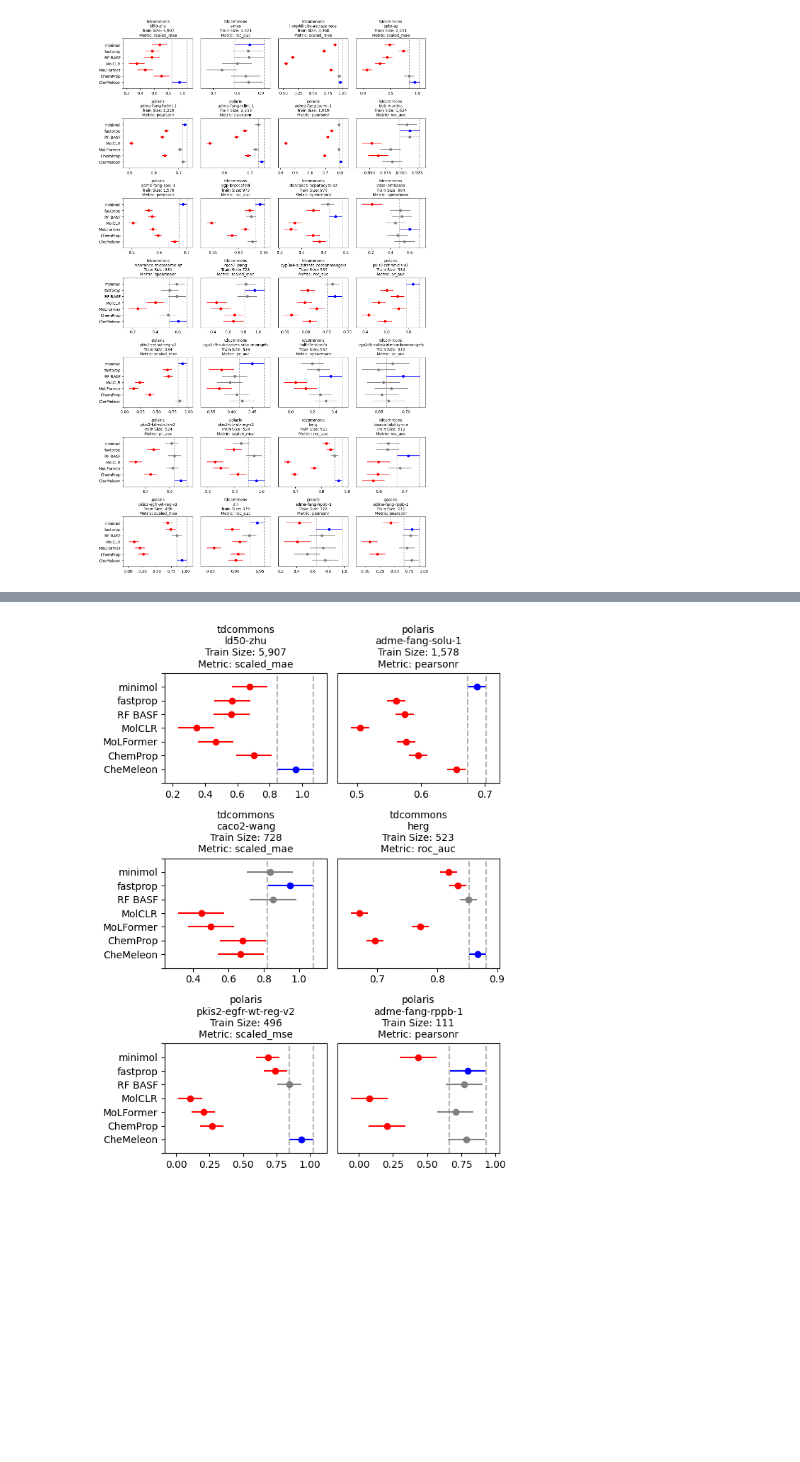
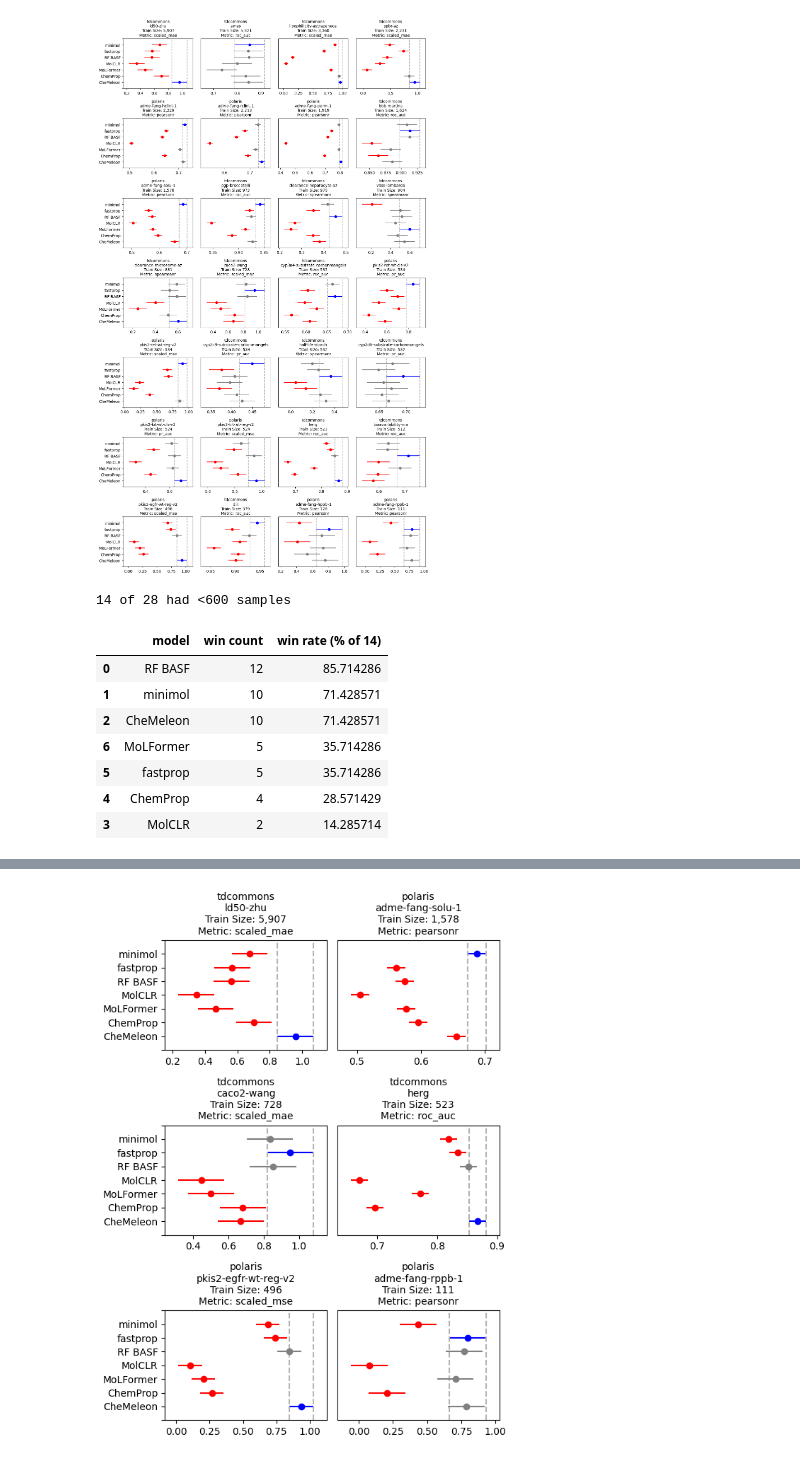
Before and after one commit to JacksonBurns/chemeleon, a Jupyter notebook: analysis/hsd_subset.ipynb, the cells around one changed output, grey strips where cells are left out. Drawn from its saved outputs; the diff is of its cells as text; code cells hidden in the pictures; blank space fills up the shorter version.

Commit message:
report winrate for small and large datasets

```diff
--- a/analysis/hsd_subset.ipynb
+++ b/analysis/hsd_subset.ipynb
@@ -60,6 +60,10 @@ from scipy.stats import rankdata
 
 # Prepare to collect ranks
 rank_tracker = defaultdict(int)
+small_rank_tracker = defaultdict(int)
+large_rank_tracker = defaultdict(int)
+
+SMALL_LARGE_CUTOFF = 600
 
 # Step 2: Group by benchmark, perform Tukey HSD, and collect plotting info
 benchmark_groups = df.groupby("benchmark", sort=False)
@@ -103,6 +107,10 @@ for i, (benchmark, bench_df) in enumerate(benchmark_groups):
 
     # increment win counter for best group of models
     rank_tracker[comparison_name] += 1
+    if sizes[benchmark] < SMALL_LARGE_CUTOFF:
+        small_rank_tracker[comparison_name] += 1
+    else:
+        large_rank_tracker[comparison_name] += 1
     for model_name in bench_df["model"].unique():
         if model_name == comparison_name:
             continue
@@ -115,6 +123,10 @@ for i, (benchmark, bench_df) in enumerate(benchmark_groups):
                 ((tukey_df["group1"] == model_name) & (tukey_df["group2"] == comparison_name))
             ]["reject"].values[0].data == False:
                 rank_tracker[model_name] += 1
+                if sizes[benchmark] < SMALL_LARGE_CUTOFF:
+                    small_rank_tracker[model_name] += 1
+                else:
+                    large_rank_tracker[model_name] += 1
                 continue  # no need to check the rest
 
 # Hide unused subplots
@@ -142,3 +154,27 @@ results.round(1)
 | 5 | ChemProp | 9 | 32.1 |
 | 6 | MolCLR | 4 | 14.3 |
 [figure]
+# %%
+small_count = len(list(filter(lambda v: v < SMALL_LARGE_CUTOFF, sizes.values())))
+large_count = n_benchmarks - small_count
+# %%
+results = pd.DataFrame.from_records(
+    [{
+        "model": model.replace("_", " "),
+        "win count": win_count,
+        f"win rate (% of {small_count})": 100 * win_count / small_count,
+    } for model, win_count in small_rank_tracker.items()
+    ]).sort_values(by=f"win rate (% of {small_count})", axis=0, ascending=False)
+results.round(1)
+print(f"{small_count} of {n_benchmarks} had <{SMALL_LARGE_CUTOFF} samples")
+results
+# %% [output]
+14 of 28 had <600 samples
+|  | model | win count | win rate (% of 14) |
+| 0 | RF BASF | 12 | 85.714286 |
+| 1 | minimol | 10 | 71.428571 |
+| 2 | CheMeleon | 10 | 71.428571 |
+| 6 | MoLFormer | 5 | 35.714286 |
+| 5 | fastprop | 5 | 35.714286 |
+| 4 | ChemProp | 4 | 28.571429 |
+| 3 | MolCLR | 2 | 14.285714 |
```
Also changed, not shown: parts of 1 cell of this notebook, 30 other files.
